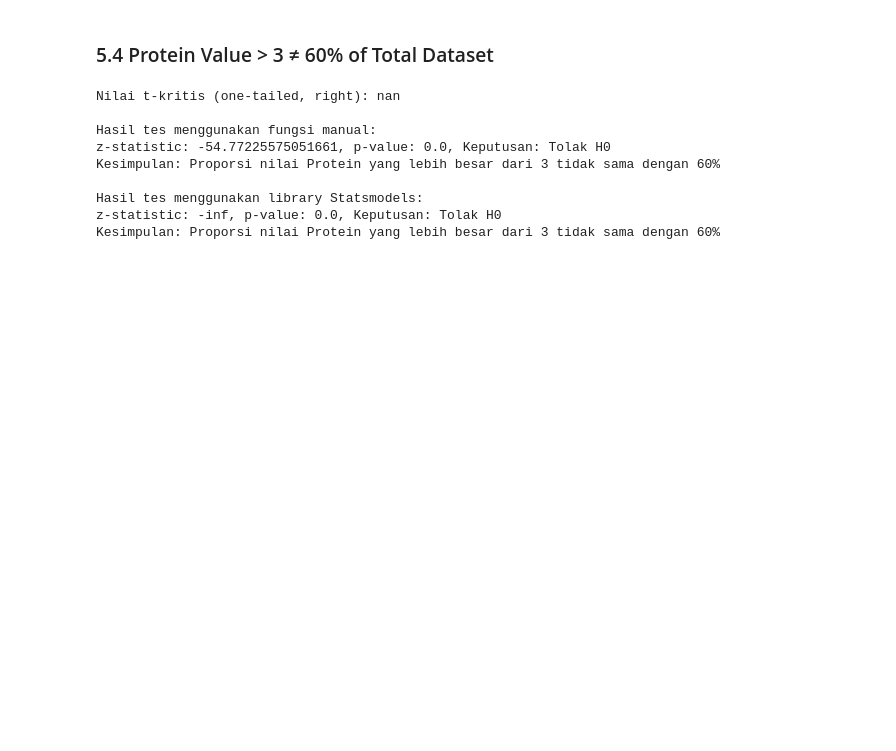
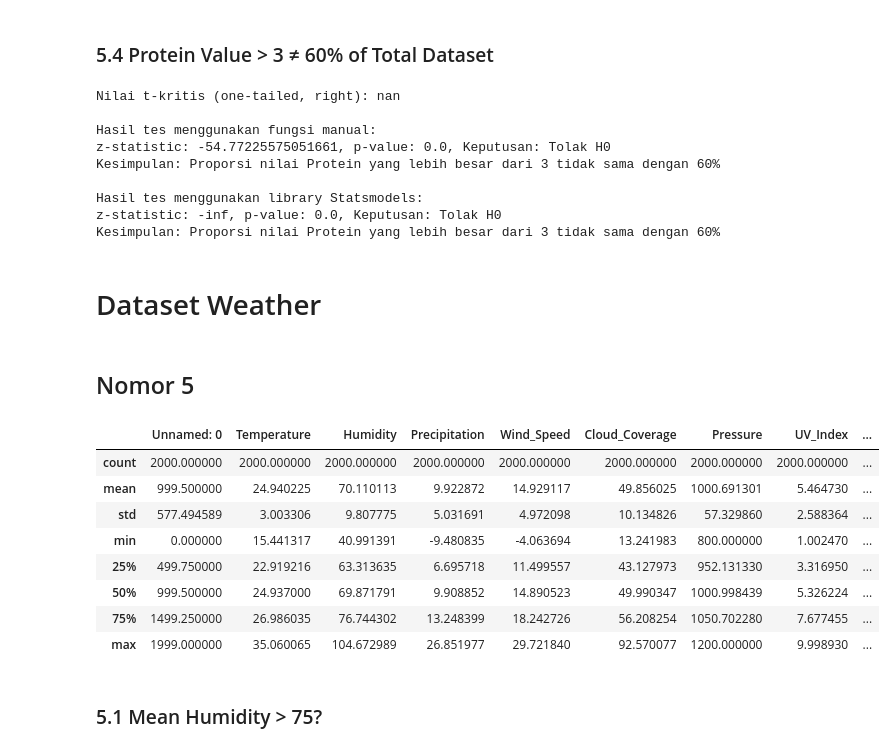
Before and after one commit to rizqikapratamaa/tubes-probstat, a Jupyter notebook: main.ipynb, the cells around one changed output. Saved outputs shown, nothing was run; the diff lists cells and outputs as text; code cells hidden in the pictures; blank space fills up the shorter version.

```diff
--- a/main.ipynb
+++ b/main.ipynb
@@ -768,3 +897,22 @@ Kesimpulan: Proporsi nilai Protein yang lebih besar dari 3 tidak sama dengan 60%
 Hasil tes menggunakan library Statsmodels:
 z-statistic: -inf, p-value: 0.0, Keputusan: Tolak H0
 Kesimpulan: Proporsi nilai Protein yang lebih besar dari 3 tidak sama dengan 60%
+# %% [markdown]
+# Dataset Weather
+# %% [markdown]
+## Nomor 5
+# %%
+weather_data = pd.read_csv('weather.csv')
+weather_data.describe()
+# %% [output]
+|  | Unnamed: 0 | Temperature | Humidity | Precipitation | Wind_Speed | Cloud_Coverage | Pressure | UV_Index | ... |
+| count | 2000.000000 | 2000.000000 | 2000.000000 | 2000.000000 | 2000.000000 | 2000.000000 | 2000.000000 | 2000.000000 | ... |
+| mean | 999.500000 | 24.940225 | 70.110113 | 9.922872 | 14.929117 | 49.856025 | 1000.691301 | 5.464730 | ... |
+| std | 577.494589 | 3.003306 | 9.807775 | 5.031691 | 4.972098 | 10.134826 | 57.329860 | 2.588364 | ... |
+| min | 0.000000 | 15.441317 | 40.991391 | -9.480835 | -4.063694 | 13.241983 | 800.000000 | 1.002470 | ... |
+| 25% | 499.750000 | 22.919216 | 63.313635 | 6.695718 | 11.499557 | 43.127973 | 952.131330 | 3.316950 | ... |
+| 50% | 999.500000 | 24.937000 | 69.871791 | 9.908852 | 14.890523 | 49.990347 | 1000.998439 | 5.326224 | ... |
+| 75% | 1499.250000 | 26.986035 | 76.744302 | 13.248399 | 18.242726 | 56.208254 | 1050.702280 | 7.677455 | ... |
+| max | 1999.000000 | 35.060065 | 104.672989 | 26.851977 | 29.721840 | 92.570077 | 1200.000000 | 9.998930 | ... |
+# %% [markdown]
+### 5.1 Mean Humidity > 75?
```
Also changed, not shown: parts of 42 cells of this notebook.
